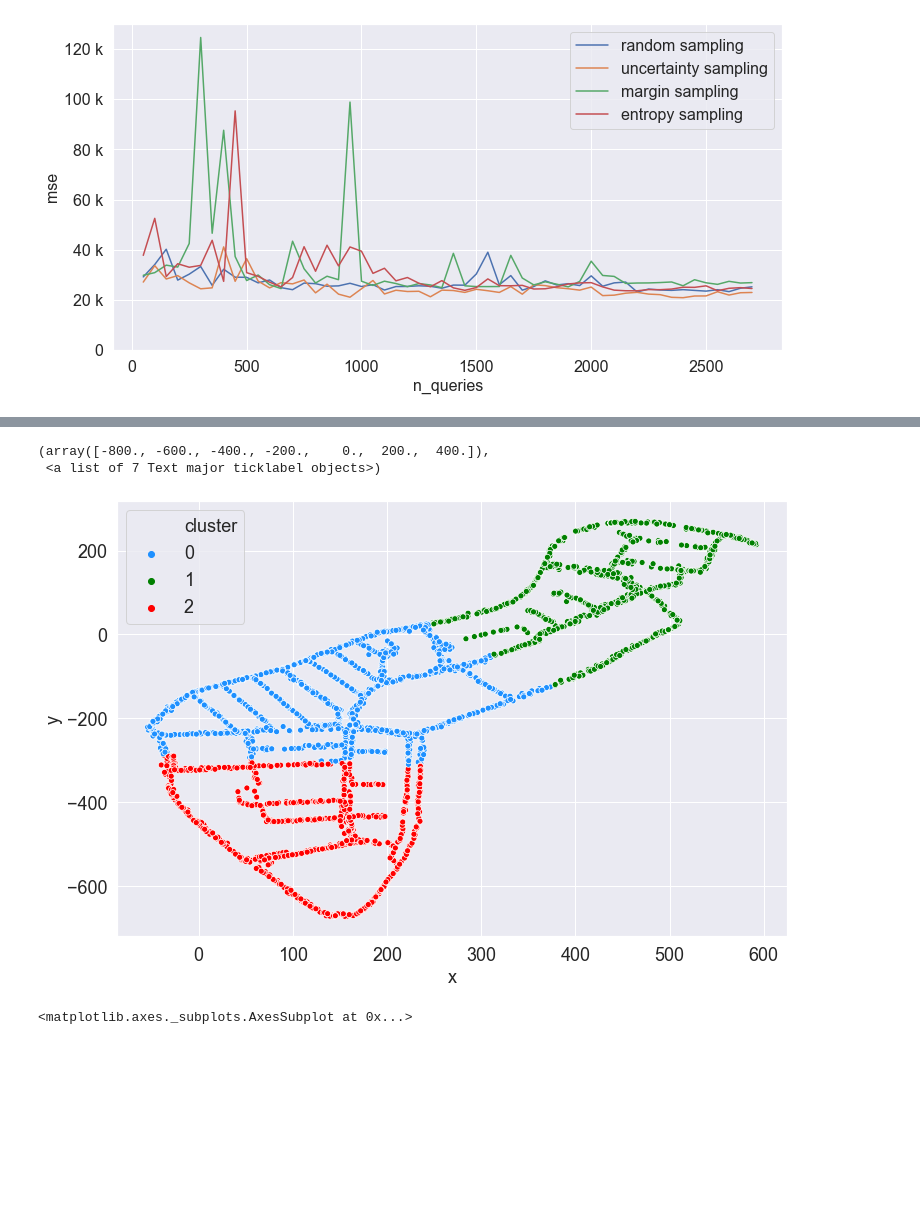
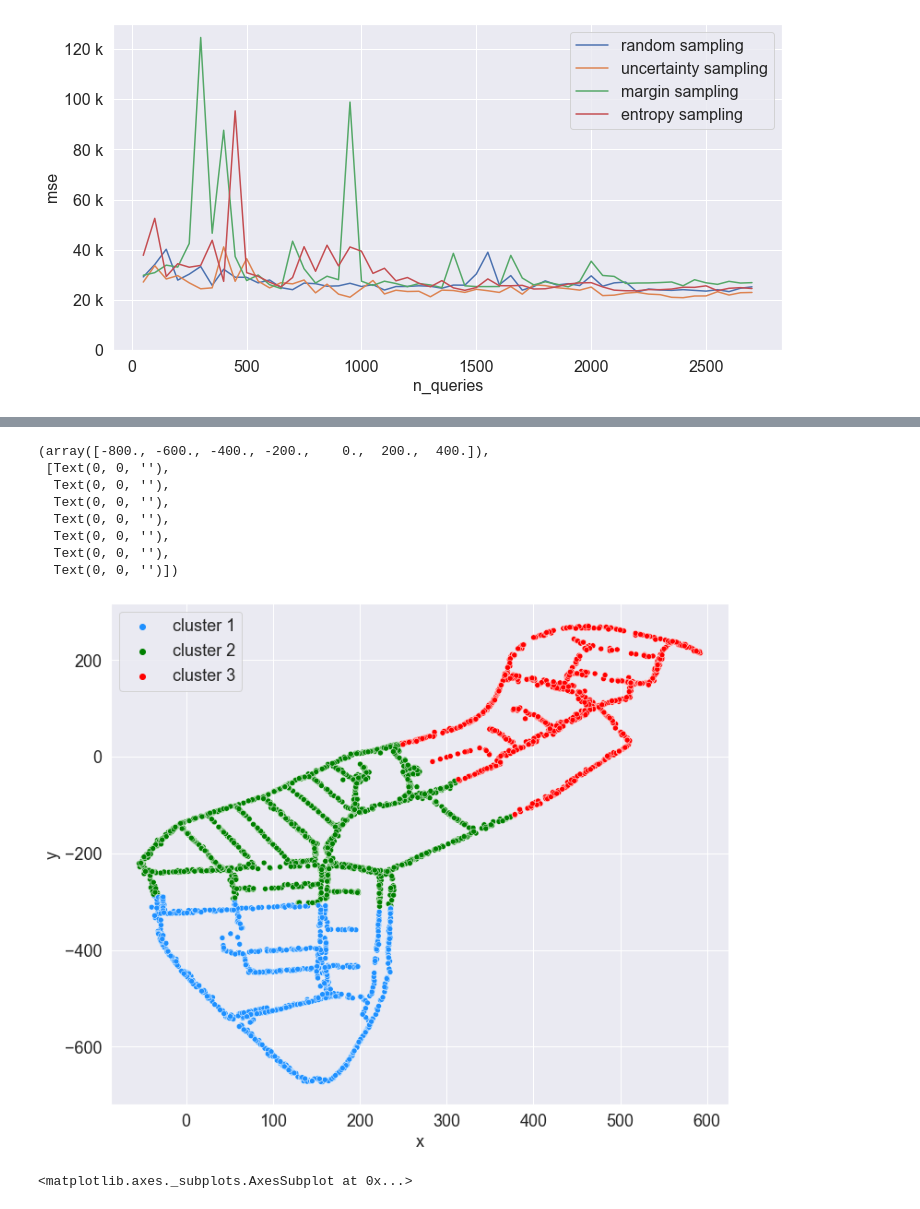
Before and after one commit to telenovelachuan/data_science, a Jupyter notebook: master_project/active_learning.ipynb, the cells around one changed output, grey strips where cells are left out. Cells and saved outputs as stored; diff of their text form; code cells hidden in the pictures; blank space fills up the shorter version.

```diff
--- a/master_project/active_learning.ipynb
+++ b/master_project/active_learning.ipynb
@@ -475,22 +487,32 @@ plt.legend()
 # %%
 # cluster the dots using KMeans, and calculate the avg distance between chosen dots and cluster centroids
+
 if "type" in df_pool.columns:
     df_pool.drop(columns=["type"], inplace=True)
 kmeans = KMeans(n_clusters=3, random_state=42).fit(df_pool)
 df_pool["cluster"] = kmeans.labels_
+df_pool["cluster"] = df_pool["cluster"].replace({0: "cluster 2", 1: "cluster 3", 2: "cluster 1"})
 
 sns.set()
-plt.figure(figsize=(12, 8))
-sns.scatterplot(x="x", y="y", data=df_pool, hue="cluster", palette=["dodgerblue", "green", "red"])
+plt.figure(figsize=(12, 10))
+ax = sns.scatterplot(x="x", y="y", data=df_pool, hue="cluster", palette=["dodgerblue", "green", "red"])
 plt.ylabel("y", fontsize=font_size)
 plt.xlabel("x", fontsize=font_size)
 plt.legend(prop={'size': font_size})
 plt.xticks(fontsize=font_size)
 plt.yticks(fontsize=font_size)
+# handles, labels = ax.get_legend_handles_labels()
+# ax.legend(sorted(handles), sorted(labels))
 # %% [output]
 (array([-800., -600., -400., -200.,    0.,  200.,  400.]),
- <a list of 7 Text major ticklabel objects>)
+ [Text(0, 0, ''),
+  Text(0, 0, ''),
+  Text(0, 0, ''),
+  Text(0, 0, ''),
+  Text(0, 0, ''),
+  Text(0, 0, ''),
+  Text(0, 0, '')])
-[figure, old version]
+[figure, new version]
 # %%
 #df_pool = pd.DataFrame(pool_y_al, columns=["x", "y", "z"])
 centroid0 = (df_pool[df_pool["cluster"]==0]["x"].mean(), df_pool[df_pool["cluster"]==0]["y"].mean(), df_pool[df_pool["cluster"]==0]["z"].mean())
```
Also changed, not shown: parts of 9 cells of this notebook, 3 other files.
